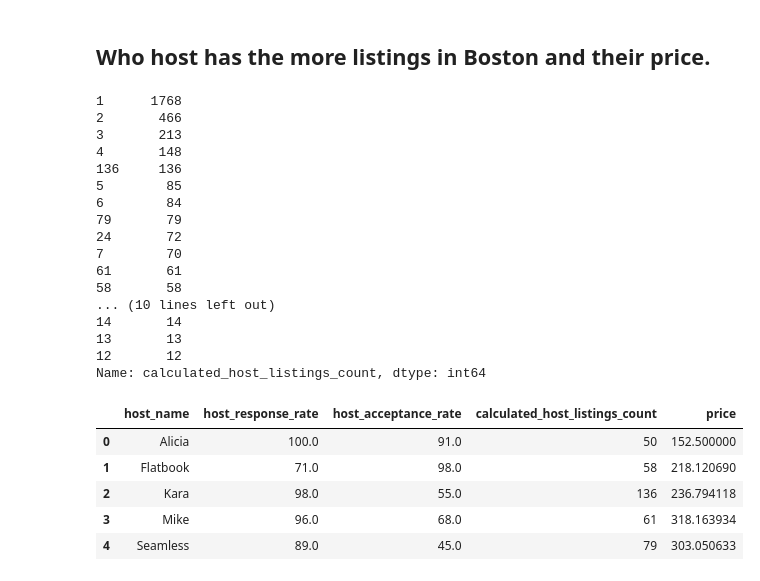
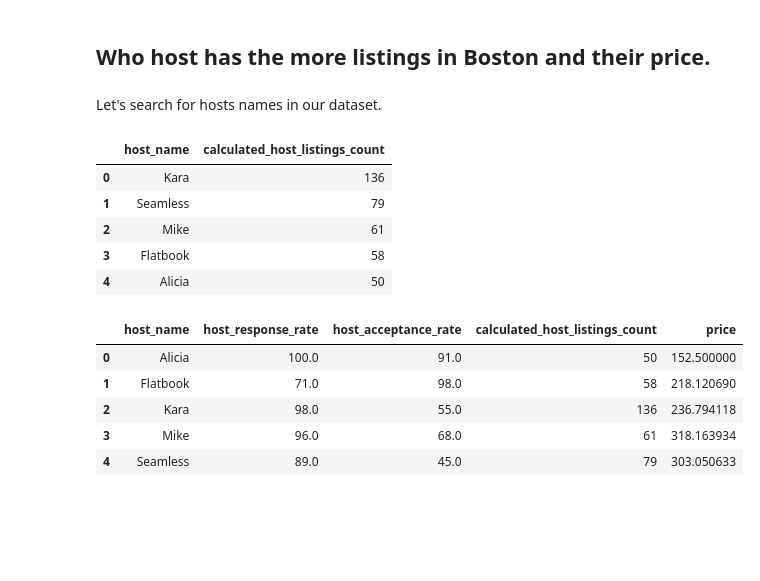
Before and after one commit to NikolaosDimitrakakis/BostonAirBnB, a Jupyter notebook: BostonHosts.ipynb, the cells around one changed output. Cells and saved outputs as stored; diff of their text form; code cells hidden in the pictures; blank space fills up the shorter version.

```diff
--- a/BostonHosts.ipynb
+++ b/BostonHosts.ipynb
@@ -258,26 +259,44 @@ Name: host_acceptance_rate, Length: 72, dtype: int64
 # 4. Model Data
 # %% [markdown]
 ## Who host has the more listings in Boston and their price.
-# %%
-listings_host['calculated_host_listings_count'].value_counts()
-# %% [output]
-1      1768
-2       466
-3       213
-4       148
-136     136
-5        85
-6        84
-79       79
-24       72
-7        70
-61       61
-58       58
-... (10 lines left out)
-14       14
-13       13
-12       12
-Name: calculated_host_listings_count, dtype: int64
+# %% [markdown]
+Let's search for hosts names in our dataset.
+# %%
+possible_host = ['Kara', 'Seamless', 'Mike', 'Flatbook', 'Alicia', 'Marie', 'Jason', 'Sarah', 'Will', 'Alex']
+# %%
+#Now we will see how often each of the individual values appears -
+# this function will assist with process -
+
+def total_count(df, col1, col2, look_for):
+    '''
+    INPUT:
+    df - the dataframe we want to search
+    col1 - the column we want to look
+    col2 - the column we want to count values
+    look_for - a list of strings you want to search for in each row of df[col]
+
+    OUTPUT:
+    new_df - a new dataframe of each look_for with the count of how often it shows up
+    '''
+    new_df = defaultdict(int)
+    for val in look_for:
+        for idx in range(df.shape[0]):
+            if val in df[col1][idx]:
+                new_df[val] += int(df[col2][idx])
+    new_df = pd.DataFrame(pd.Series(new_df)).reset_index()
+    new_df.columns = [col1, col2]
+    new_df.sort_values('calculated_host_listings_count', ascending=False, inplace=True)
+    return new_df
+# %%
+total_listings_host = total_count(total_listings, 'host_name', 'calculated_host_listings_count', possible_host)
+total_listings_host
+# %% [output]
+|  | host_name | calculated_host_listings_count |
+| 0 | Kara | 136 |
+| 1 | Seamless | 79 |
+| 2 | Mike | 61 |
+| 3 | Flatbook | 58 |
+| 4 | Alicia | 50 |
 # %%
 # Create the condition for the new dataframe
 total_listings = listings_host.loc[(listings_host['calculated_host_listings_count'] > 49)]
```
Also changed, not shown: parts of 1 cell of this notebook.
